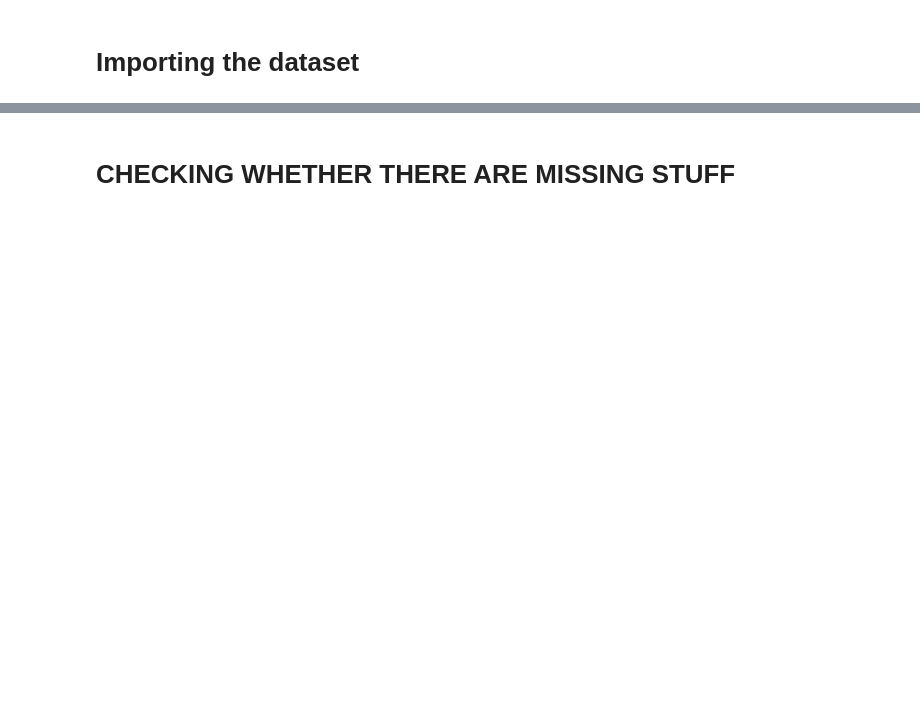
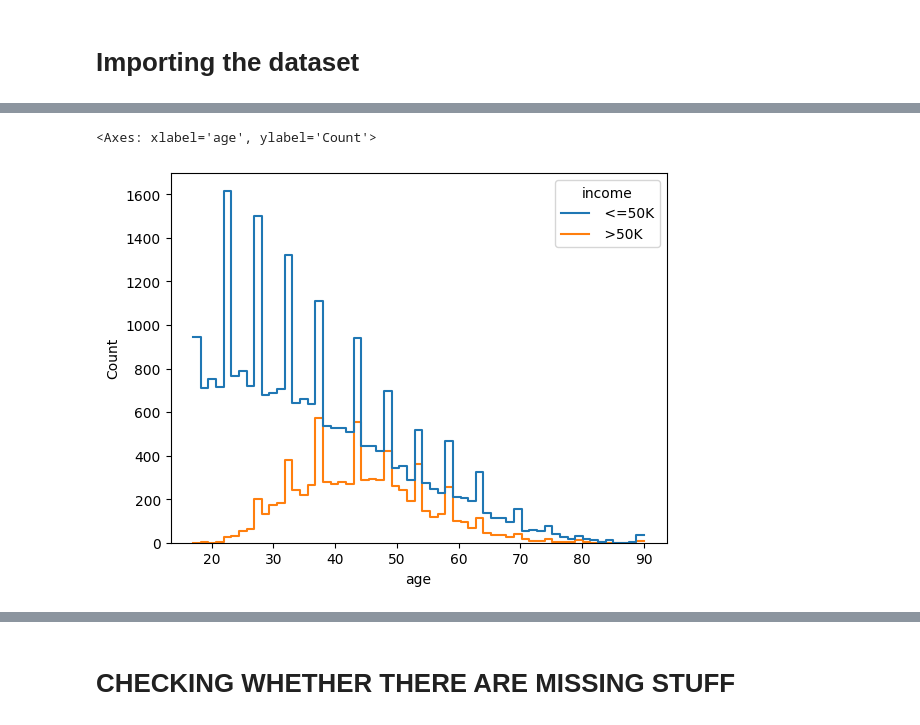
Before and after one commit to Esandu-Meth-Obadaarachchi/Predicting-income-of-employees, a Jupyter notebook: machine_learning_cw.ipynb, the cells around one changed output, grey strips where cells are left out. Saved outputs shown, nothing was run; the diff lists cells and outputs as text; code cells hidden in the pictures; blank space fills up the shorter version.

```diff
--- a/machine_learning_cw.ipynb
+++ b/machine_learning_cw.ipynb
@@ -29,0 +106,7 @@ df2 = df
+# %%
+# @title Distribution of age by income
+
+sns.histplot(data=df, x="age", hue="income", element="step", fill=False)
+# %% [output]
+<Axes: xlabel='age', ylabel='Count'>
+[figure, added]
```
Also changed, not shown: parts of 39 cells of this notebook.
